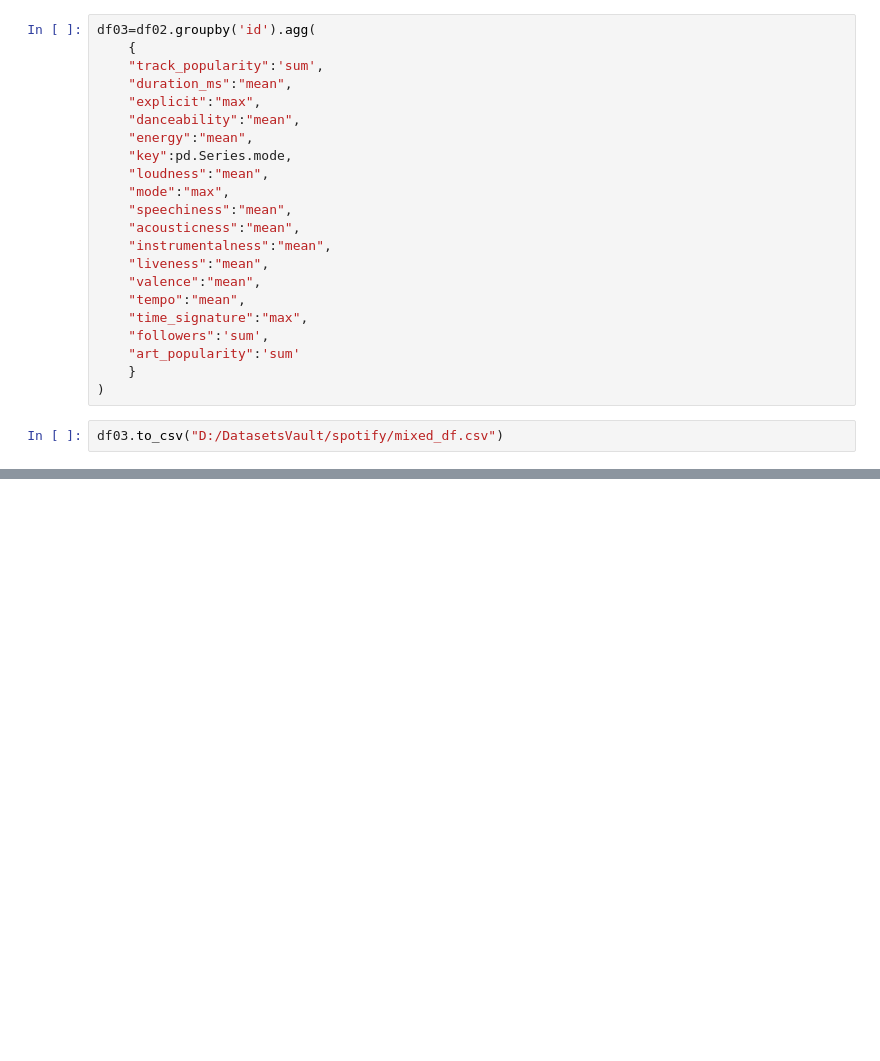
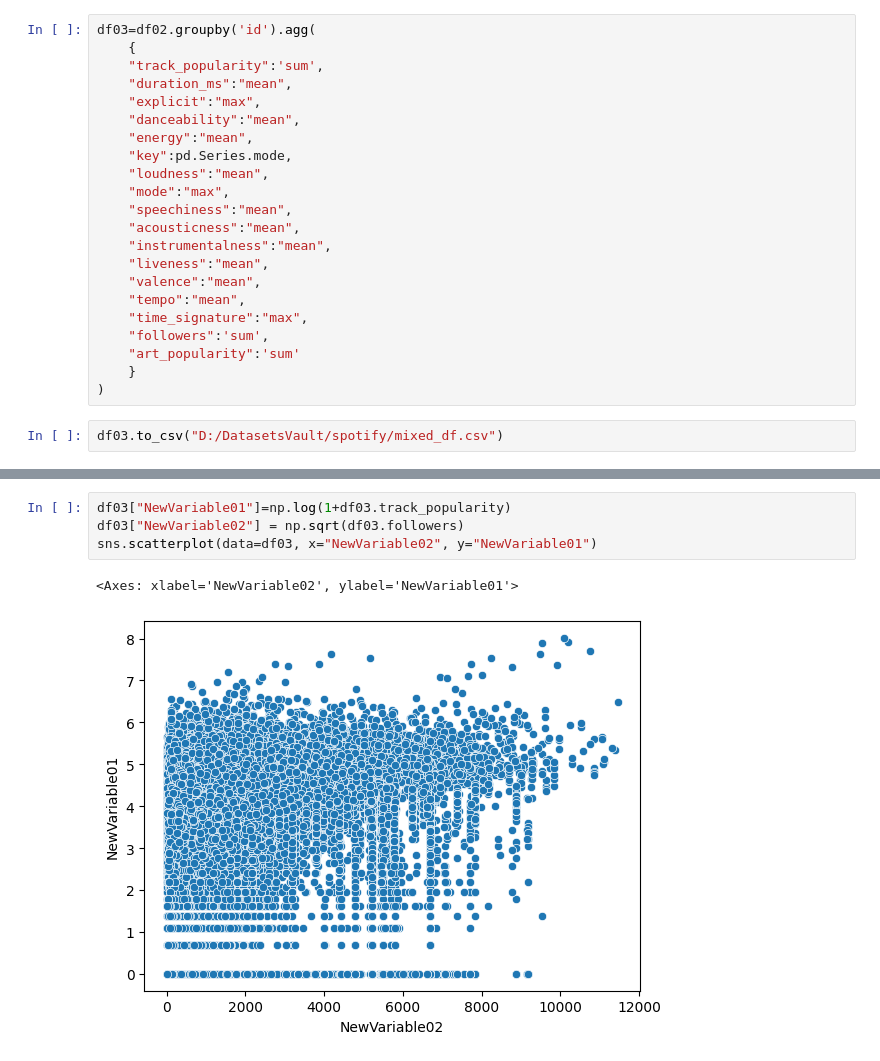
Before and after one commit to pacaicedo/pacaicedo.github.io, a Jupyter notebook: code/MachineLearning/class002_EDA.ipynb, the cells around one changed output, grey strips where cells are left out. Cells and saved outputs as stored; diff of their text form; blank space fills up the shorter version.

```diff
--- a/code/MachineLearning/class002_EDA.ipynb
+++ b/code/MachineLearning/class002_EDA.ipynb
@@ -77,0 +111,7 @@ df03.to_csv("D:/DatasetsVault/spotify/mixed_df.csv")
+# %%
+df03["NewVariable01"]=np.log(1+df03.track_popularity)
+df03["NewVariable02"] = np.sqrt(df03.followers)
+sns.scatterplot(data=df03, x="NewVariable02", y="NewVariable01")
+# %% [output]
+<Axes: xlabel='NewVariable02', ylabel='NewVariable01'>
+[figure, added]
```
Also changed, not shown: parts of 5 cells of this notebook, 38 other files.
